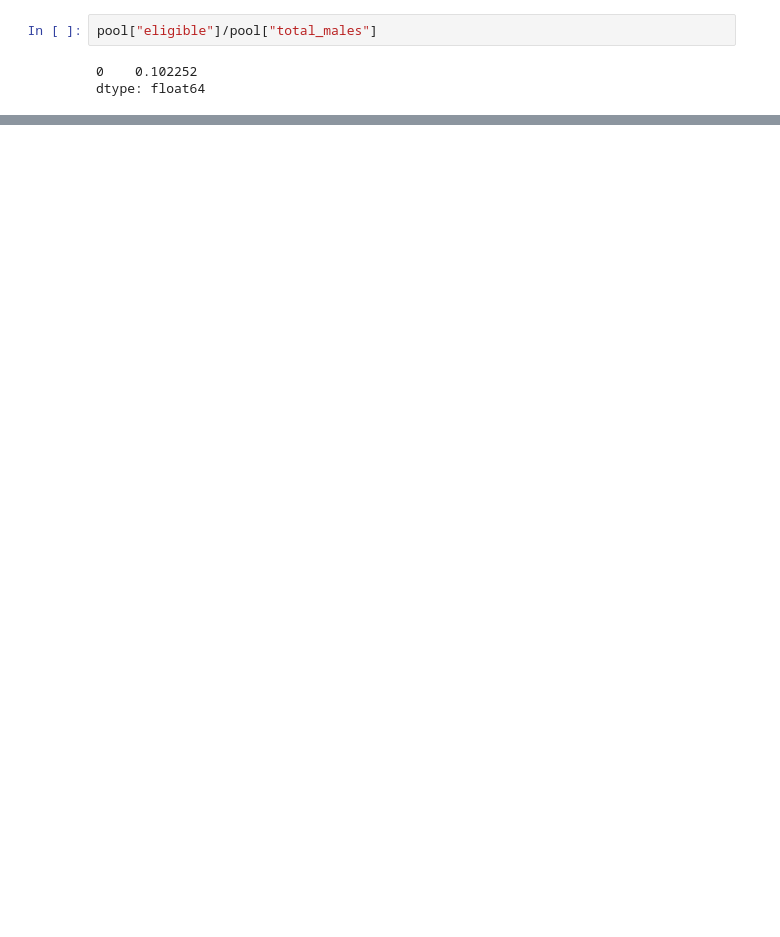
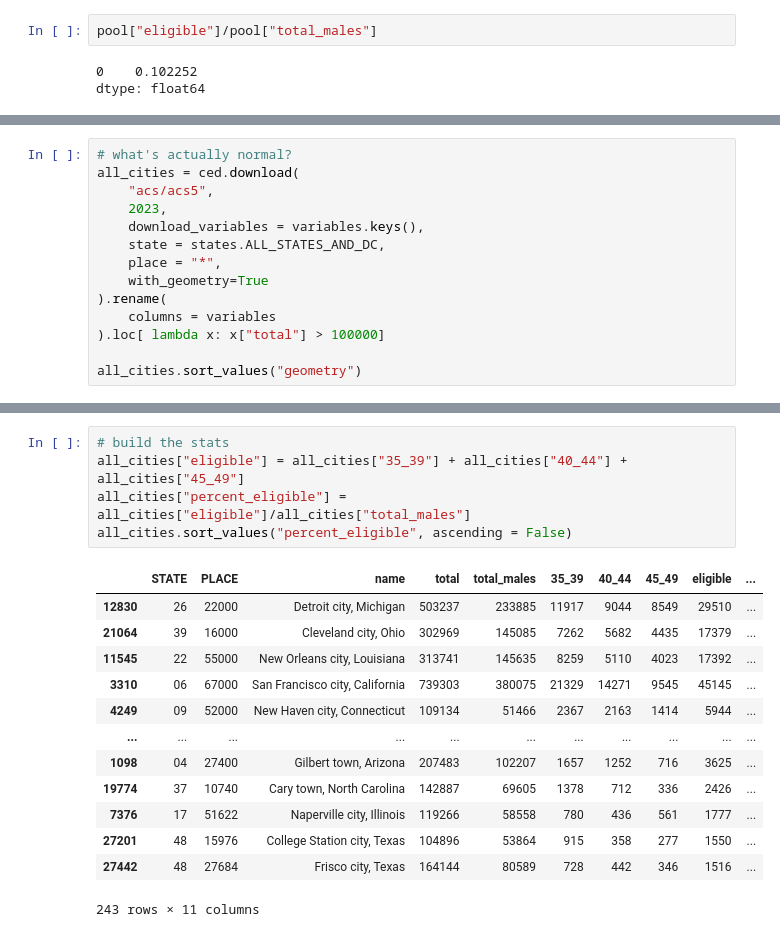
Before and after one commit to scottpham/NICAR25-CensusDIS-how-to, a Jupyter notebook: completed_notebooks/3_dating_pool.ipynb, the cells around one changed output, grey strips where cells are left out. Saved outputs shown, nothing was run; the diff lists cells and outputs as text; blank space fills up the shorter version.

```diff
--- a/completed_notebooks/3_dating_pool.ipynb
+++ b/completed_notebooks/3_dating_pool.ipynb
@@ -163,0 +202,14 @@ pool
+# %%
+# what's actually normal?
+all_cities = ced.download(
+    "acs/acs5",
+    2023,
+    download_variables = variables.keys(),
+    state = states.ALL_STATES_AND_DC,
+    place = "*",
+    with_geometry=True
+).rename(
+    columns = variables
+).loc[ lambda x: x["total"] > 100000]
+
+all_cities.sort_values("geometry")
@@ -163,0 +230,19 @@ pool
+# %%
+# build the stats
+all_cities["eligible"] = all_cities["35_39"] + all_cities["40_44"] + all_cities["45_49"]
+all_cities["percent_eligible"] = all_cities["eligible"]/all_cities["total_males"]
+all_cities.sort_values("percent_eligible", ascending = False)
+# %% [output]
+|  | STATE | PLACE | name | total | total_males | 35_39 | 40_44 | 45_49 | eligible | ... |
+| 12830 | 26 | 22000 | Detroit city, Michigan | 503237 | 233885 | 11917 | 9044 | 8549 | 29510 | ... |
+| 21064 | 39 | 16000 | Cleveland city, Ohio | 302969 | 145085 | 7262 | 5682 | 4435 | 17379 | ... |
+| 11545 | 22 | 55000 | New Orleans city, Louisiana | 313741 | 145635 | 8259 | 5110 | 4023 | 17392 | ... |
+| 3310 | 06 | 67000 | San Francisco city, California | 739303 | 380075 | 21329 | 14271 | 9545 | 45145 | ... |
+| 4249 | 09 | 52000 | New Haven city, Connecticut | 109134 | 51466 | 2367 | 2163 | 1414 | 5944 | ... |
+| ... | ... | ... | ... | ... | ... | ... | ... | ... | ... | ... |
+| 1098 | 04 | 27400 | Gilbert town, Arizona | 207483 | 102207 | 1657 | 1252 | 716 | 3625 | ... |
+| 19774 | 37 | 10740 | Cary town, North Carolina | 142887 | 69605 | 1378 | 712 | 336 | 2426 | ... |
+| 7376 | 17 | 51622 | Naperville city, Illinois | 119266 | 58558 | 780 | 436 | 561 | 1777 | ... |
+| 27201 | 48 | 15976 | College Station city, Texas | 104896 | 53864 | 915 | 358 | 277 | 1550 | ... |
+| 27442 | 48 | 27684 | Frisco city, Texas | 164144 | 80589 | 728 | 442 | 346 | 1516 | ... |
+243 rows × 11 columns
```
Also changed, not shown: parts of 25 cells of this notebook, 3 other files.
